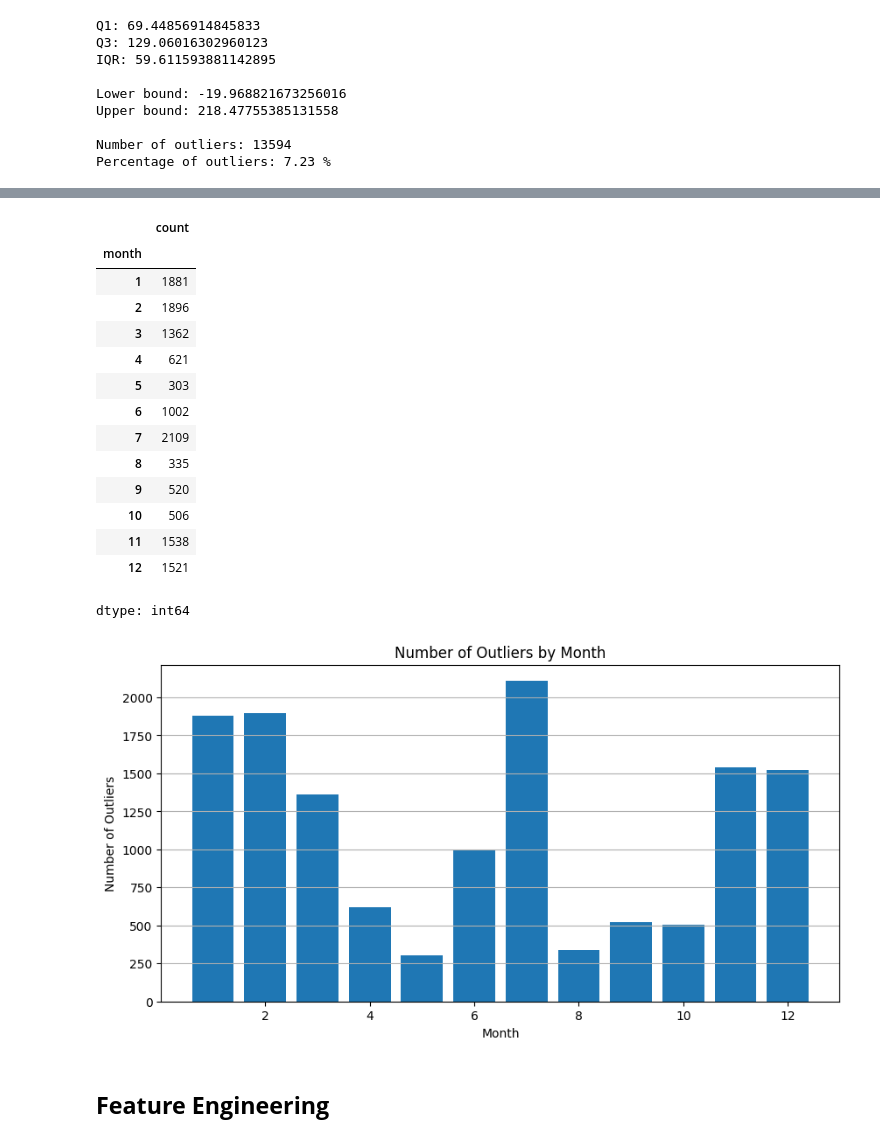
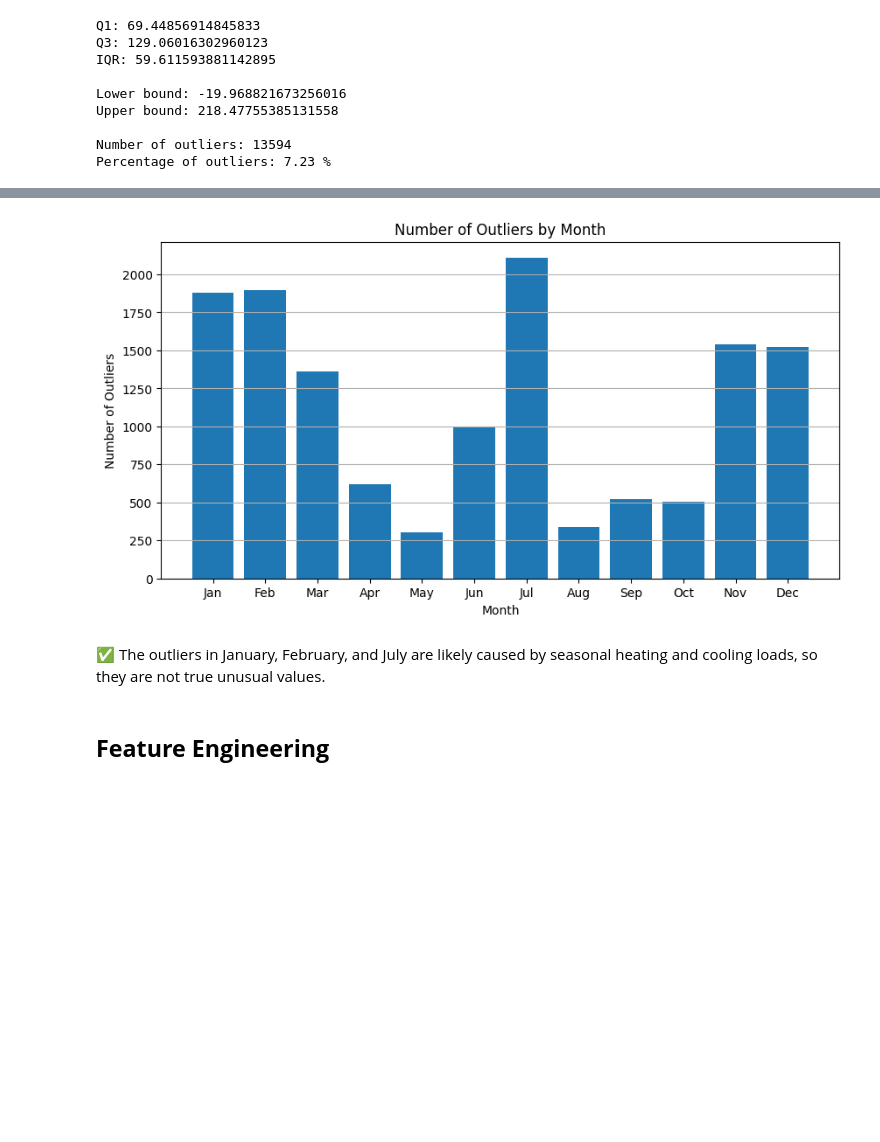
Before and after one commit to saleh-mmr/Time-Series-Forecasting-With-Machine-Learning, a Jupyter notebook: electrical_load_forecasting.ipynb, the cells around one changed output, grey strips where cells are left out. Cells and saved outputs as stored; diff of their text form; code cells hidden in the pictures; blank space fills up the shorter version.

```diff
--- a/electrical_load_forecasting.ipynb
+++ b/electrical_load_forecasting.ipynb
@@ -804,39 +645,19 @@ plt.show()
 # %%
-# ==========================================
-# OUTLIERS BY MONTH
-# ==========================================
-
 outliers_by_month = outliers.copy()
 outliers_by_month['month'] = outliers_by_month.index.month
-
 outlier_month_counts = outliers_by_month['month'].value_counts().sort_index()
-
-display(outlier_month_counts)
-
+short_months = [calendar.month_abbr[i] for i in outlier_month_counts.index]
 plt.figure(figsize=(10, 5))
-plt.bar(outlier_month_counts.index, outlier_month_counts.values)
+plt.bar(short_months, outlier_month_counts.values)
 plt.title('Number of Outliers by Month')
 plt.xlabel('Month')
 plt.ylabel('Number of Outliers')
 plt.grid(axis='y')
 plt.show()
 # %% [output]
-|  | count |
-| month |  |
-| 1 | 1881 |
-| 2 | 1896 |
-| 3 | 1362 |
-| 4 | 621 |
-| 5 | 303 |
-| 6 | 1002 |
-| 7 | 2109 |
-| 8 | 335 |
-| 9 | 520 |
-| 10 | 506 |
-| 11 | 1538 |
-| 12 | 1521 |
-dtype: int64
-[figure, old version]
+[figure, new version]
+# %% [markdown]
+✅ The outliers in January, February, and July are likely caused by seasonal heating and cooling loads, so they are not true unusual values.
 # %% [markdown]
 ## **Feature Engineering**
 # %% [markdown]
```
Also changed, not shown: parts of 31 cells of this notebook.
